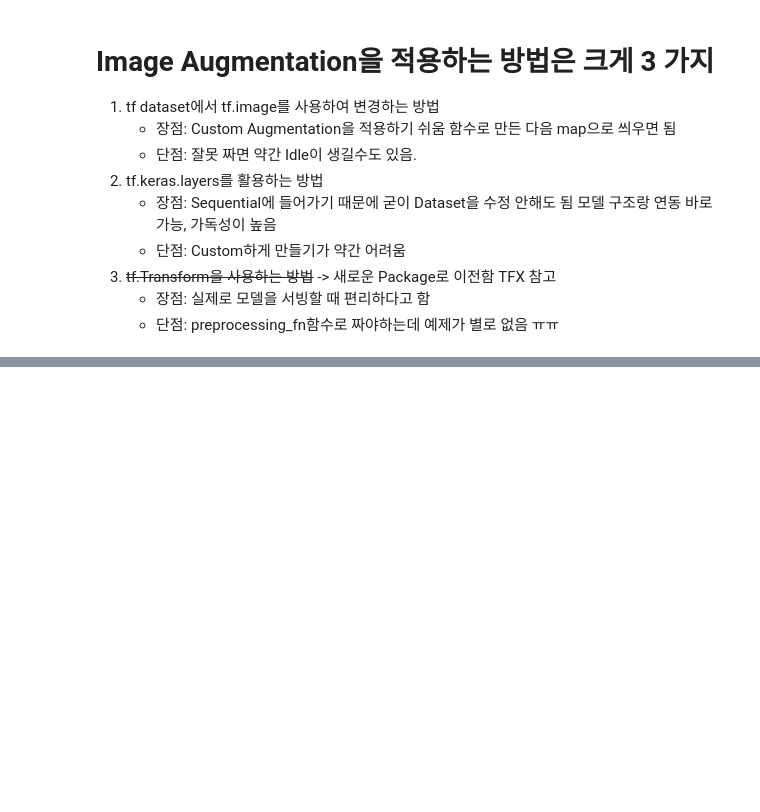
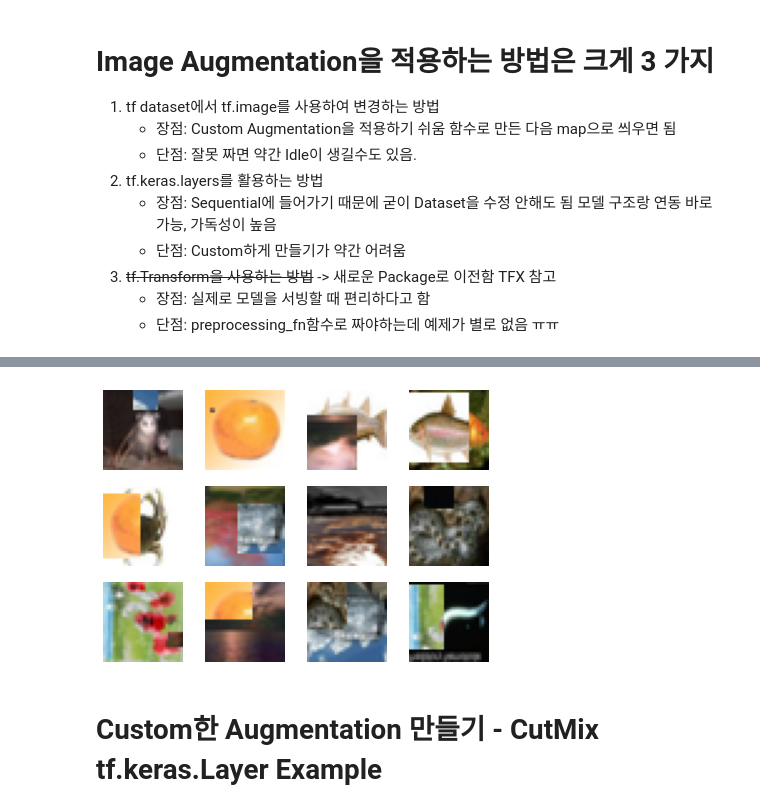
Before and after one commit to srrk-GreenMan/Tensorflow-Example, a Jupyter notebook: Day1/TF_Data&Augmentation_Example.ipynb, the cells around one changed output, grey strips where cells are left out. Saved outputs shown, nothing was run; the diff lists cells and outputs as text; code cells hidden in the pictures; blank space fills up the shorter version.

```diff
--- a/Day1/TF_Data&Augmentation_Example.ipynb
+++ b/Day1/TF_Data&Augmentation_Example.ipynb
@@ -212,4 +328,22 @@ train_dataset = tf.data.TFRecordDataset(
     glob.glob('tfrecord_cifar100/train/tfr_*'))
 # Parsing
 train_dataset = train_dataset.map(_parse_function, num_parallel_calls=AUTOTUNE)
-train_dataset = train_dataset.map(Augmentation, num_parallel_calls=AUTOTUNE)
+train_dataset = dataset_builder(train_dataset, batch_size=12)
+train_dataset = train_dataset.map(cutmix, num_parallel_calls=AUTOTUNE)
+# %%
+import matplotlib.pyplot as plt
+row = 3; col = 4;
+one_element = tf.data.Dataset.from_tensors( next(iter(train_dataset)) )
+for (img,label) in one_element:
+    img2 = Augmentation2(img)
+    plt.figure(figsize=(7,int(7*row/col)))
+    for j in range(row*col):
+        plt.subplot(row,col,j+1)
+        plt.axis('off')
+        plt.imshow(img2[j,])
+    plt.show()
+    break
+# %% [output]
+[figure, added]
+# %% [markdown]
+# Custom한 Augmentation 만들기 - CutMix tf.keras.Layer Example
```
Also changed, not shown: parts of 28 cells of this notebook.
